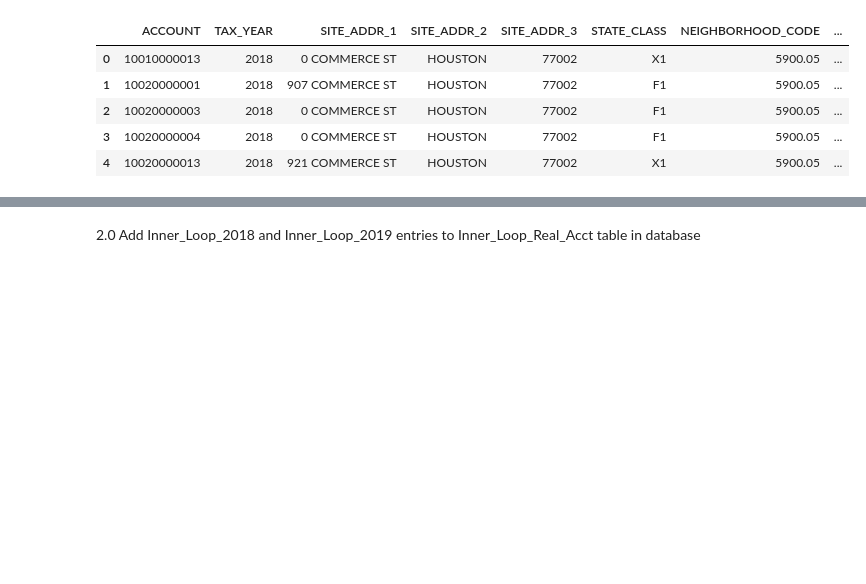
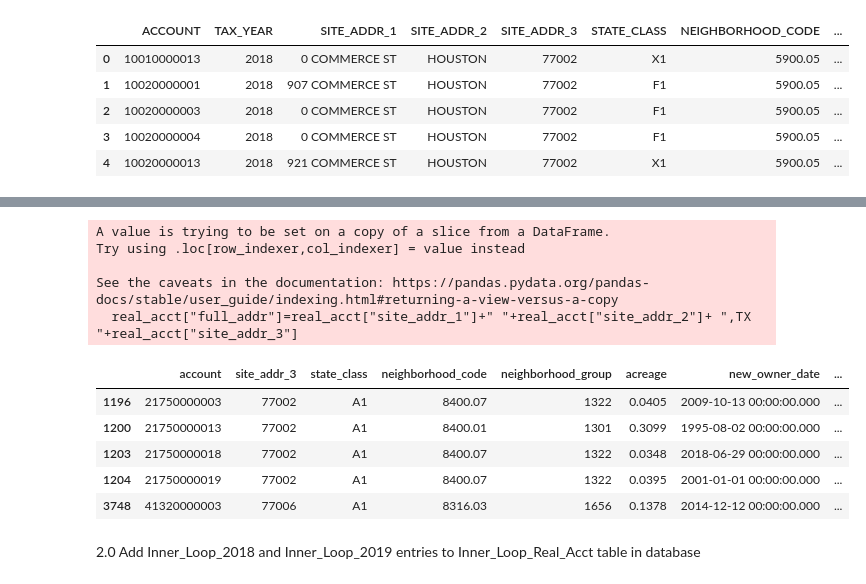
Before and after one commit to ellenrud84/RealEstateDatabase_SQLAlchemyDemo, a Jupyter notebook: ETL_HCAD.ipynb, the cells around one changed output, grey strips where cells are left out. Cells and saved outputs as stored; diff of their text form; code cells hidden in the pictures; blank space fills up the shorter version.

Commit message:
updated jupyter notebook and sql code to reflect changes to normalize per erd

```diff
--- a/ETL_HCAD.ipynb
+++ b/ETL_HCAD.ipynb
@@ -99,7 +97,12 @@ relevant_fields=[
     "NEIGHBORHOOD_CODE",
     "NEIGHBORHOOD_GROUP",
     "ACREAGE",
-    "TOTAL_APPRAISED_VALUE"]
+    "TOTAL_APPRAISED_VALUE",
+    "NEW_OWNER_DATE",
+    "TOTAL_MARKET_VALUE",
+    "LAND_VALUE"]
+
+
 
 filtered_real_acct_2018=real_account_2018.loc[:,(relevant_fields)]
 
@@ -110,7 +113,8 @@ filtered_real_acct_2018.loc[:,("NEIGHBORHOOD_CODE")]=filtered_real_acct_2018["NE
 filtered_real_acct_2018.loc[:,("NEIGHBORHOOD_GROUP")]=filtered_real_acct_2018["NEIGHBORHOOD_GROUP"].astype(np.int64)
 filtered_real_acct_2018.loc[:,("ACREAGE")]=filtered_real_acct_2018["ACREAGE"].astype(np.float64)
 filtered_real_acct_2018.loc[:,("TOTAL_APPRAISED_VALUE")]=pd.to_numeric(filtered_real_acct_2018["TOTAL_APPRAISED_VALUE"],errors='coerce')
-
+filtered_real_acct_2018.loc[:,("TOTAL_MARKET_VALUE")]=pd.to_numeric(filtered_real_acct_2018["TOTAL_MARKET_VALUE"],errors='coerce')
+filtered_real_acct_2018.loc[:,("LAND_VALUE")]=pd.to_numeric(filtered_real_acct_2018["LAND_VALUE"],errors='coerce')
 
 filtered_real_acct_2018.head()
 # %% [output]
@@ -226,0 +242,20 @@ memory usage: 2.6+ MB
+# %%
+# normalize data
+real_acct=Inner_Loop_2019[["account","site_addr_1","site_addr_2", "site_addr_3","state_class","neighborhood_code","neighborhood_group","acreage","new_owner_date"]]
+
+real_acct["full_addr"]=real_acct["site_addr_1"]+" "+real_acct["site_addr_2"]+ ",TX "+real_acct["site_addr_3"]
+real_acct=real_acct.drop("site_addr_1", axis=1)
+real_acct=real_acct.drop("site_addr_2", axis=1)
+real_acct.head()
+# %% [output]
+A value is trying to be set on a copy of a slice from a DataFrame.
+Try using .loc[row_indexer,col_indexer] = value instead
+
+See the caveats in the documentation: https://pandas.pydata.org/pandas-docs/stable/user_guide/indexing.html#returning-a-view-versus-a-copy
+  real_acct["full_addr"]=real_acct["site_addr_1"]+" "+real_acct["site_addr_2"]+ ",TX "+real_acct["site_addr_3"]
+|  | account | site_addr_3 | state_class | neighborhood_code | neighborhood_group | acreage | new_owner_date | ... |
+| 1196 | 21750000003 | 77002 | A1 | 8400.07 | 1322 | 0.0405 | 2009-10-13 00:00:00.000 | ... |
+| 1200 | 21750000013 | 77002 | A1 | 8400.01 | 1301 | 0.3099 | 1995-08-02 00:00:00.000 | ... |
+| 1203 | 21750000018 | 77002 | A1 | 8400.07 | 1322 | 0.0348 | 2018-06-29 00:00:00.000 | ... |
+| 1204 | 21750000019 | 77002 | A1 | 8400.07 | 1322 | 0.0395 | 2001-01-01 00:00:00.000 | ... |
+| 3748 | 41320000003 | 77006 | A1 | 8316.03 | 1656 | 0.1378 | 2014-12-12 00:00:00.000 | ... |
```
Also changed, not shown: parts of 17 cells of this notebook, 1 other file.
